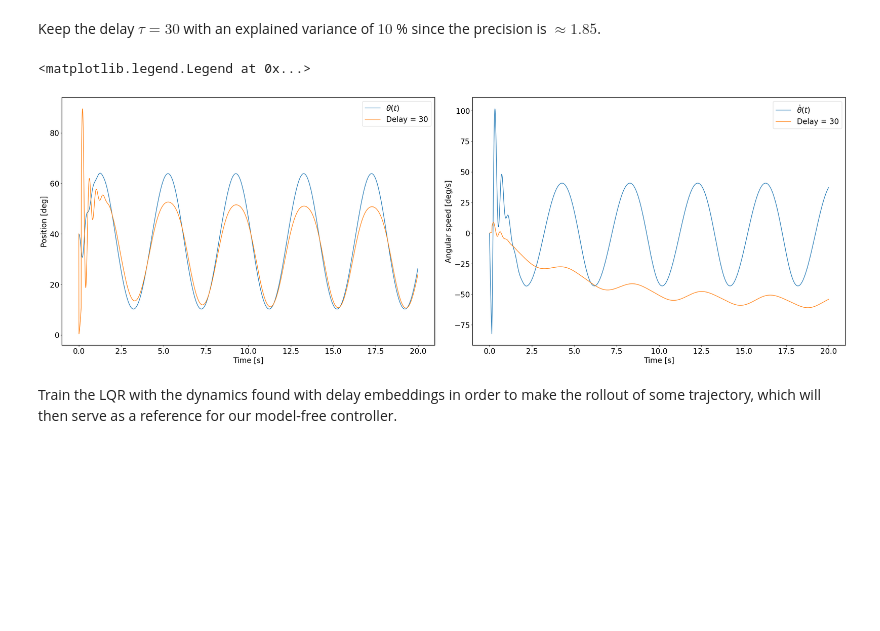
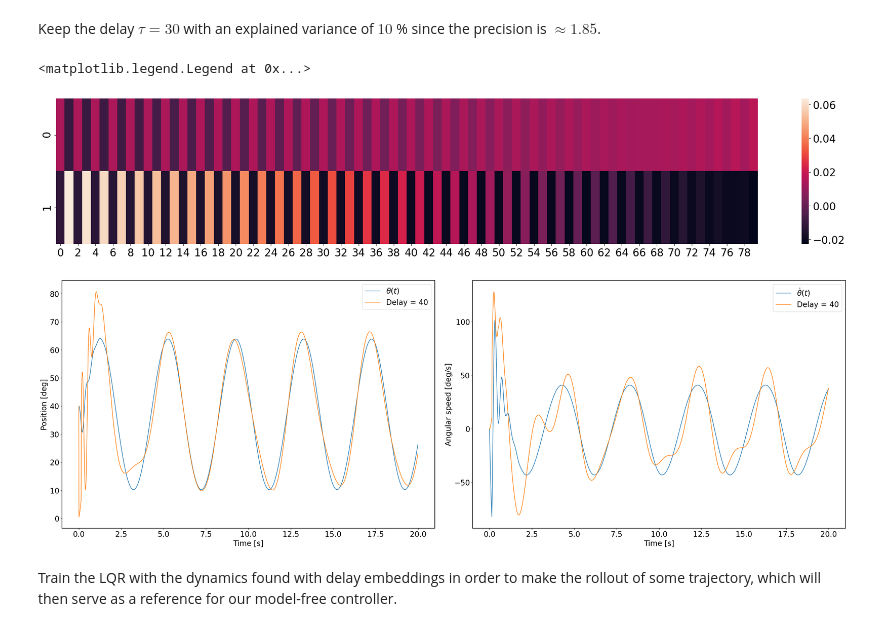
Before and after one commit to CedricFont/Subspace-learning-for-robot-application, a Jupyter notebook: LQR simulation/KoopmanDelayEmbeddingsAssesment.ipynb, the cells around one changed output. Drawn from its saved outputs; the diff is of its cells as text; code cells hidden in the pictures; blank space fills up the shorter version.

```diff
--- a/LQR simulation/KoopmanDelayEmbeddingsAssesment.ipynb
+++ b/LQR simulation/KoopmanDelayEmbeddingsAssesment.ipynb
@@ -26,7 +27,7 @@ The autoreload extension is already loaded. To reload it, use:
 # Pendulum instance
 dt = 1e-2
 pend1 = SimplePendulum(mass=1, length=1, time=np.arange(0,20,dt), X0=np.array([deg2rad(40),0]), dt=dt)
-pend2 = SimplePendulum(mass=1, length=1, time=np.arange(0,20,dt), X0=np.array([deg2rad(130),0]), dt=dt)
+pend2 = SimplePendulum(mass=1, length=1, time=np.arange(0,20,dt), X0=np.array([deg2rad(110),0]), dt=dt)
 
 # Controller design
 K, Ki, Kd, t_max = 10, 50, 0, 12
@@ -34,16 +35,16 @@ K, Ki, Kd, t_max = 10, 50, 0, 12
 # Reference design
 freq = .25
 pend1.T_ref, pend2.T_ref = 1/freq/pend1.dt, 1/freq/pend2.dt
-amplitude = 30 # deg
-pend1.ref = sineReference(pend1.N, pend1.T_ref, [deg2rad(40-amplitude), deg2rad(40+amplitude)])
-pend2.ref = sineReference(pend1.N, pend2.T_ref, [deg2rad(130-amplitude), deg2rad(130+amplitude)])
+amplitude1, amplitude2 = 30, 50 # deg
+pend1.ref = sineReference(pend1.N, pend1.T_ref, [deg2rad(40-amplitude1), deg2rad(40+amplitude1)])
+pend2.ref = sineReference(pend1.N, pend2.T_ref, [deg2rad(110-amplitude2), deg2rad(110+amplitude2)])
 
 # Simulation
 
 for i in range(pend1.N-1):
     pend1.U[i] = PID(pend1.X, i, pend1.ref[i], 10, 0, 50, pend1.dt, 13)[0]
     pend1.X[:,i+1] = RK4(pend1.dynamics, pend1.X[:,i], pend1.U[i], pend1.dt, type='controller-step-by-step')
-    pend2.U[i] = PID(pend2.X, i, pend2.ref[i], 10, 0, 33, pend2.dt, 10)[0]
+    pend2.U[i] = PID(pend2.X, i, pend2.ref[i], 15, 0, 25, pend2.dt, 10)[0]
     pend2.X[:,i+1] = RK4(pend2.dynamics, pend2.X[:,i], pend2.U[i], pend2.dt, type='controller-step-by-step')
 
 # Plots
@@ -52,7 +53,9 @@ fig, ax = plt.subplots(2, 2,
                        constrained_layout = True, figsize=(30,10))
 
 ax[0,0].plot(pend1.T, rad2deg(pend1.X[0,:]), label=r"$\theta (t)$")
+ax[0,0].plot(pend1.T, rad2deg(np.array(pend1.ref)), label=r"$reference \ r_1$")
 ax[0,1].plot(pend2.T, rad2deg(pend2.X[0,:]), label=r"$\theta (t)$")
+ax[0,1].plot(pend1.T, rad2deg(np.array(pend2.ref)), label=r"$reference \ r_2$")
 ax[0,0].set_xlabel('Time [s]'), ax[0,0].set_ylabel('Position [deg]'), ax[0,1].set_xlabel('Time [s]'), ax[0,1].set_ylabel('Position [deg]')
 ax[0,0].grid(), ax[0,1].grid()
 ax[0,0].legend(), ax[0,1].legend()
@@ -115,37 +123,40 @@ for i in range(nb_plots):
 # %% [markdown]
 Keep the delay $\tau=30$ with an explained variance of $10$ % since the precision is $\approx 1.85$.
 # %%
-tau = 30
+tau = 40
 f1 = DelayedLeastSquare(pend.X, tau, horizon, pend.U[:], nb_u=1)
-f1.SVD(truncation_ratio=.1)
-f1.truncate(rank=f1.optimal_truncation)
+f1.solve(.1)
 f1.computeTrajectory(pend.X0, pend.U)
+
+plt.figure(figsize=(30,5))
+figA = snb.heatmap(f1.A)
 
 plt.rcParams['font.size'] = 20
 fig, ax = plt.subplots(1, 2, constrained_layout = True, figsize=(30,10))
 
 ax[0].plot(pend.T, rad2deg(pend.X[0,:]), label=r"$\theta (t)$")
 ax[0].set_xlabel('Time [s]'), ax[0].set_ylabel('Position [deg]')
 ax[0].grid()
 ax[0].legend()
 
 ax[1].plot(pend.T, rad2deg(pend.X[1,:]), label=r"$\dot{\theta} (t)$")
 ax[1].set_xlabel('Time [s]'), ax[1].set_ylabel('Angular speed [deg]')
 ax[1].grid()
 ax[1].legend()
 
 ax[0].plot(pend.T[:len(pend.T)], rad2deg(f1.Traj[0,:]), label='Delay = '+str(tau))
 ax[0].set_xlabel('Time [s]'), ax[0].set_ylabel('Position [deg]')
 ax[0].grid()
 ax[0].legend()
 
 ax[1].plot(pend.T[:len(pend.T)], rad2deg(f1.Traj[1,:]), label='Delay = '+str(tau))
 ax[1].set_xlabel('Time [s]'), ax[1].set_ylabel('Angular speed [deg/s]')
 ax[1].grid()
 ax[1].legend()
 # %% [output]
 <matplotlib.legend.Legend at 0x...>
-[figure, old version]
+[figure, new version]
+[figure, added]
 # %% [markdown]
 Train the LQR with the dynamics found with delay embeddings in order to make the rollout of some trajectory, which will then serve as a reference for our model-free controller.
 # %%
```
Also changed, not shown: parts of 10 cells of this notebook, 1 other file.
